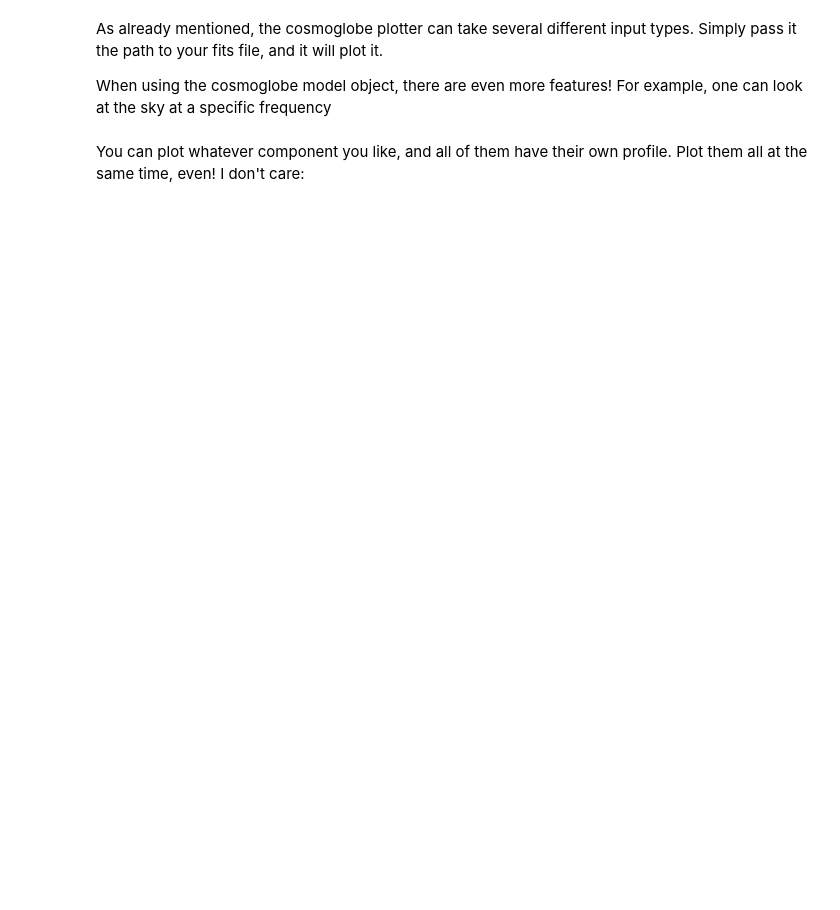
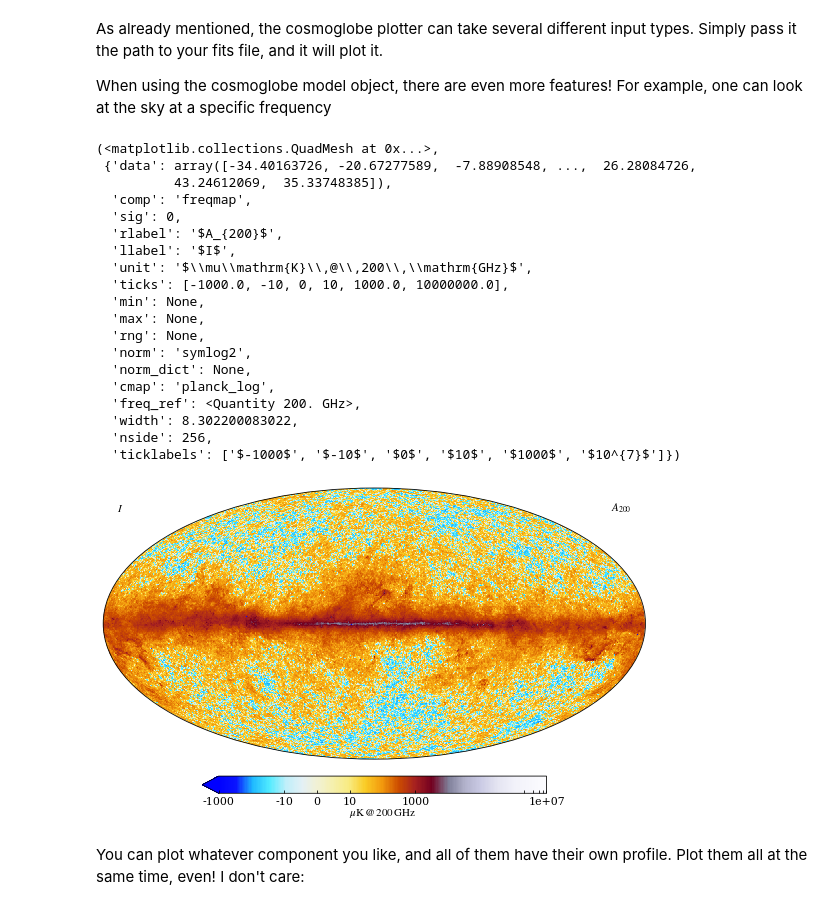
Before and after one commit to Cosmoglobe/Cosmoglobe, a Jupyter notebook: docs/tutorials/plotting.ipynb, the cells around one changed output. Cells and saved outputs as stored; diff of their text form; code cells hidden in the pictures; blank space fills up the shorter version.

Commit message:
Publishing new tutorial and fixed plotting

```diff
--- a/docs/tutorials/plotting.ipynb
+++ b/docs/tutorials/plotting.ipynb
@@ -43,7 +113,27 @@ When using the cosmoglobe model object, there are even more features!
 For example, one can look at the sky at a specific frequency
 # %%
 cosmoglobe.plot(model, freq=200*u.GHz)
-cosmoglobe.plot(model, freq=200*u.GHz, sig="Q")
+# %% [output]
+(<matplotlib.collections.QuadMesh at 0x...>,
+ {'data': array([-34.40163726, -20.67277589,  -7.88908548, ...,  26.28084726,
+          43.24612069,  35.33748385]),
+  'comp': 'freqmap',
+  'sig': 0,
+  'rlabel': '$A_{200}$',
+  'llabel': '$I$',
+  'unit': '$\\mu\\mathrm{K}\\,@\\,200\\,\\mathrm{GHz}$',
+  'ticks': [-1000.0, -10, 0, 10, 1000.0, 10000000.0],
+  'min': None,
+  'max': None,
+  'rng': None,
+  'norm': 'symlog2',
+  'norm_dict': None,
+  'cmap': 'planck_log',
+  'freq_ref': <Quantity 200. GHz>,
+  'width': 8.302200083022,
+  'nside': 256,
+  'ticklabels': ['$-1000$', '$-10$', '$0$', '$10$', '$1000$', '$10^{7}$']})
+[figure, added]
 # %% [markdown]
 You can plot whatever component you like, and all of them have their own profile.
 Plot them all at the same time, even! I don't care:
```
Also changed, not shown: parts of 12 cells of this notebook.
